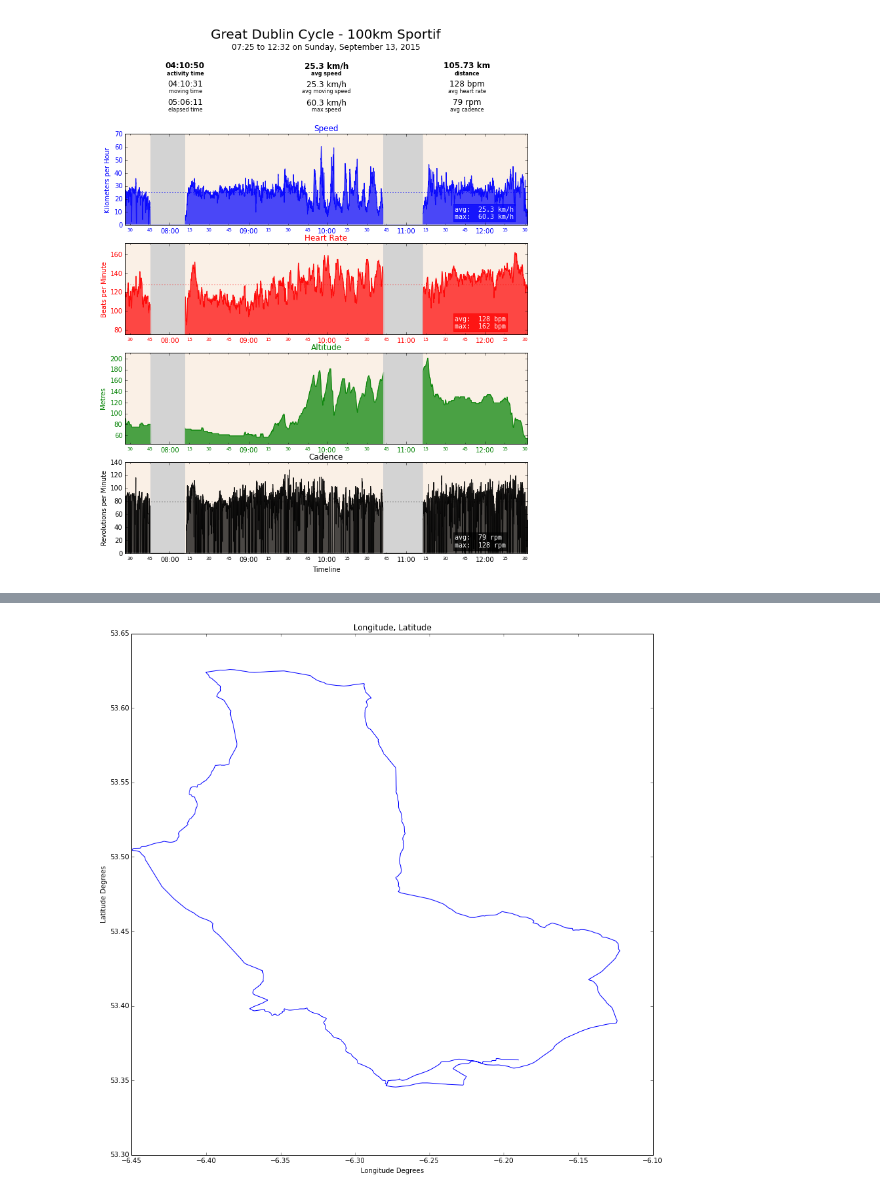
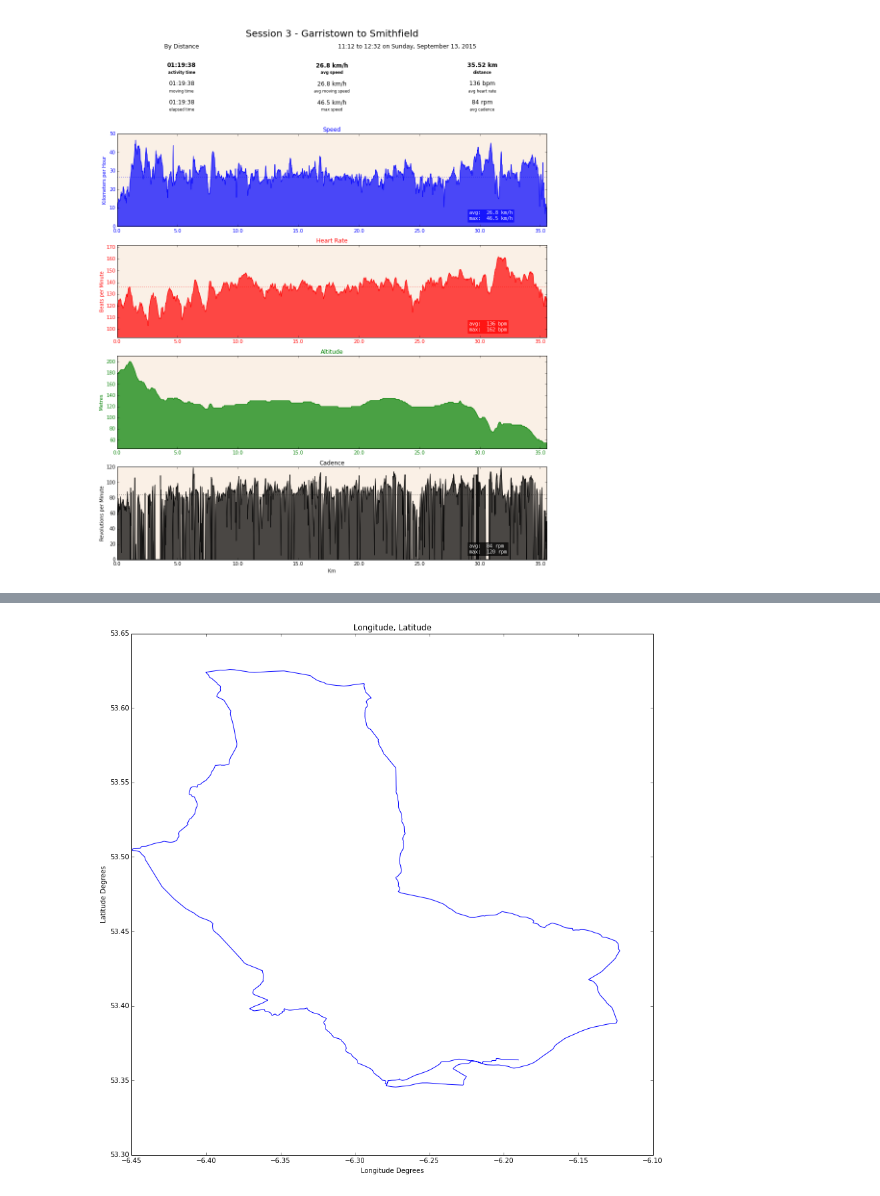
Before and after one commit to patclaffey/docker_jupyter, a Jupyter notebook: notebooks/Summary.ipynb, the cells around one changed output, grey strips where cells are left out. Saved outputs shown, nothing was run; the diff lists cells and outputs as text; code cells hidden in the pictures.

```diff
--- a/notebooks/Summary.ipynb
+++ b/notebooks/Summary.ipynb
@@ -89,0 +116,6 @@ fig.savefig('summary_activity_time.png', bbox_inches='tight')
+# %%
+sub = create_segments(df)
+session_metrics = []
+session_metrics.append(get_metrics(sub[0],"Session 1 - Clontarf to SmithField"))
+session_metrics.append(get_metrics(sub[1],"Session 2 - Smithfield to Garristown"))
+session_metrics.append(get_metrics(sub[2],"Session 3 - Garristown to Smithfield"))
@@ -90,20 +156,25 @@ fig.savefig('summary_activity_time.png', bbox_inches='tight')
 # %%
-fig, axes = plt.subplots(nrows=5, ncols=1,  figsize=(11, 16))
+session_num = 3
 
-output_header(df, axes)
+view_type = 'distance'
+view_description, view_xlabel, view_procedure, view_units = get_view_properties(view_type)
+
+fig, axes = plt.subplots(nrows=5, ncols=1,  figsize=(16, 20))
+sub_activity_number =  session_num - 1
+
+create_header(axes[0], session_metrics[sub_activity_number],
+              session_metrics[sub_activity_number]['title'], view_description)
 
 plot_control = get_plot_controls('speed',activity_xlabel = '')
-_ = plot_timeline(df, plot_control, axes[1])
+view_procedure(sub[sub_activity_number], plot_control, axes[1])
 
 plot_control = get_plot_controls('heart_rate',activity_xlabel = '')
-_ = plot_timeline(df, plot_control, axes[2])
+view_procedure(sub[sub_activity_number], plot_control, axes[2])
 
 plot_control = get_plot_controls('altitude',activity_xlabel = '')
-_ = plot_timeline(df, plot_control, axes[3])
+view_procedure(sub[sub_activity_number], plot_control, axes[3])
 
-plot_control = get_plot_controls('cadence',activity_xlabel = 'Timeline')
-_ = plot_timeline(df, plot_control, axes[4])
-
-fig.savefig('summary_local_time.png', bbox_inches='tight')
+plot_control = get_plot_controls('cadence',activity_xlabel = view_xlabel)
+view_procedure(sub[sub_activity_number], plot_control, axes[4])
 # %% [output]
-[figure, old version]
+[figure, new version]
```
Also changed, not shown: parts of 31 cells of this notebook, 9 other files.
